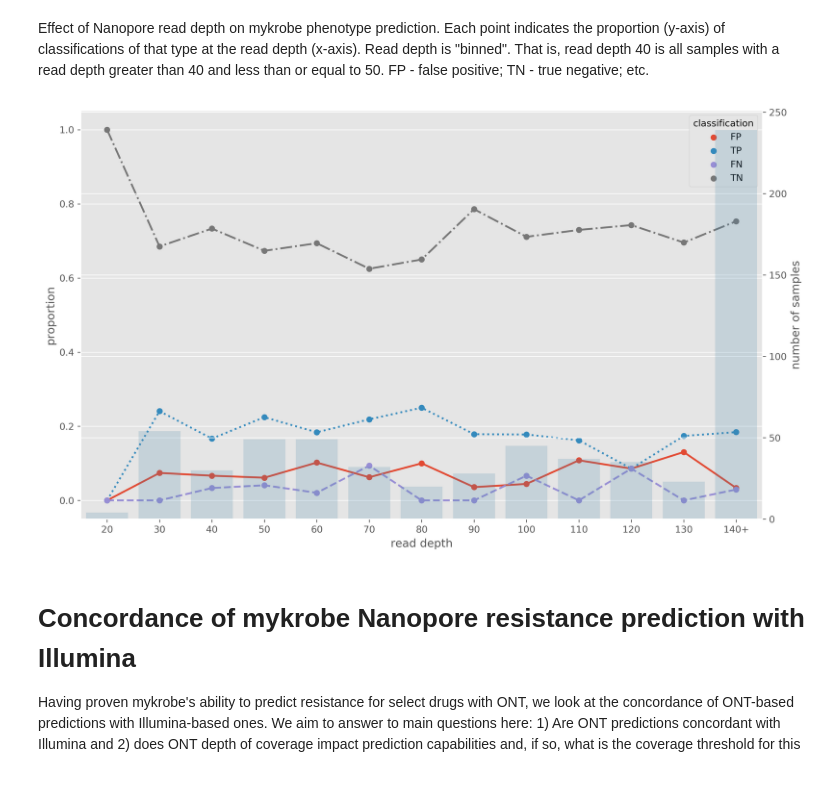
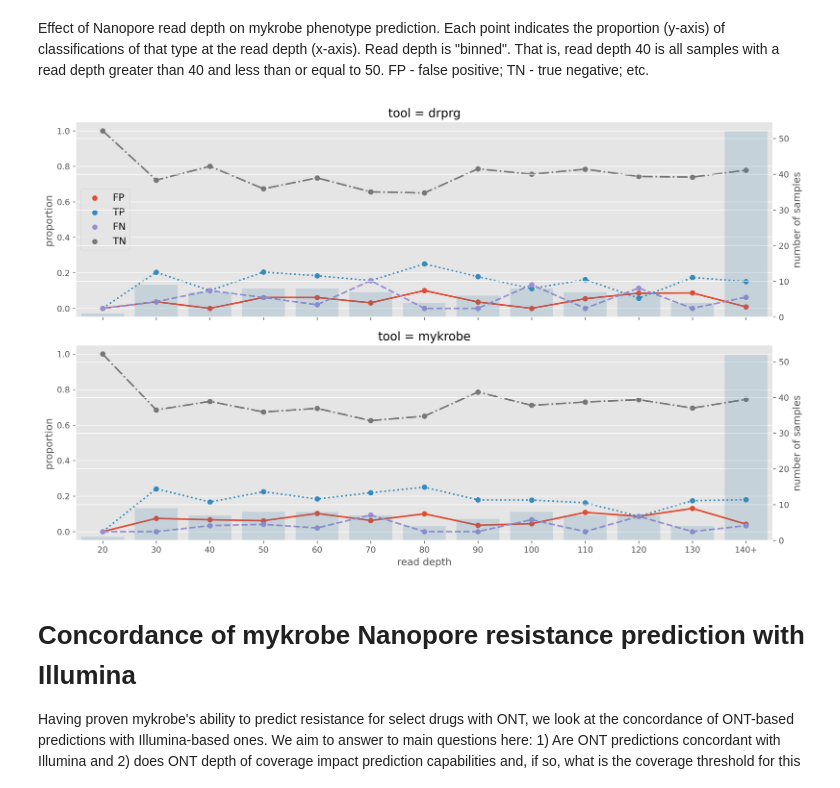
Before and after one commit to mbhall88/head_to_head_pipeline, a Jupyter notebook: analysis/resistance_prediction/results/figures/analysis.processed.ipynb, the cells around one changed output. Drawn from its saved outputs; the diff is of its cells as text; code cells hidden in the pictures.

```diff
--- a/analysis/resistance_prediction/results/figures/analysis.processed.ipynb
+++ b/analysis/resistance_prediction/results/figures/analysis.processed.ipynb
@@ -345,5 +381,5 @@ for ix, row in calls.iterrows():
 # %%
 clf_df = pd.DataFrame(
-    pheno_clf, columns=["sample", "drug", "classification", "technology", "coverage"]
+    pheno_clf, columns=["sample", "drug", "classification", "technology", "coverage", "tool", "site"]
 )
 # %%
@@ -358,18 +398,18 @@ for drug, tech in product(set(clf_df["drug"]), set(clf_df["technology"])):
 # %%
 metrics = []
-for drug, technology in pheno_cms.items():
-    for tech, cm in technology.items():
+for (drug, tech, tool), cm in pheno_cms.items():
         #         sensitivity = cm.sensitivity()
         #         specificity = cm.specificity()
-        ppv = cm.ppv()[0]
-        npv = cm.npv()[0]
-        vme = cm.fnr()[0]
-        me = cm.fpr()[0]
-        metrics.append((drug, tech, ppv, npv, vme, me))
+    ppv = cm.ppv()[0]
+    npv = cm.npv()[0]
+    vme = cm.fnr()[0]
+    me = cm.fpr()[0]
+    metrics.append((drug, tech, tool, ppv, npv, vme, me))
 
 summary_cols = [
     "drug",
     "tech",
+    "tool",
     "PPV",
     "NPV",
     "FNR",
@@ -379,7 +419,7 @@ summary_cols = [
 summary = pd.DataFrame(
     metrics,
     columns=summary_cols,
-).melt(id_vars=["drug", "tech"], var_name="metric")
+).melt(id_vars=["drug", "tech", "tool"], var_name="metric")
 # %% [markdown]
 ## Figure 2
 Number of resistant (left) and susceptible (right) phenotypes correctly identified by mykrobe from Illumina (blue) and Nanopore (purple) data from the same samples. The red bars indicate missed (FN) or incorrect (FP) predictions. The x-axis shows the drugs with available phenotype data that mykrobe also makes predictions for. E - ethambutol; H - isoniazid; Z - pyrazinamide; R - rifampicin; S - streptomycin; Km - kanamycin; Am - amikacin; Ofx - ofloxacin; Cm - capreomycin; Mfx - moxifloxacin.
@@ -561,6 +576,7 @@ for i, row in table.iterrows():
         (
             row["drug"].capitalize(),
             row["technology"],
+            row["tool"],
             fn_str,
             fp_str,
             ci_str(vme),
@@ -572,6 +588,7 @@ for i, row in table.iterrows():
 pretty_cols = [
     "Drug",
     "Technology",
+    "Tool",
     "FN(R)",
     "FP(S)",
     "FNR(95% CI)",
@@ -703,35 +739,40 @@ summary = pd.DataFrame(
 Effect of Nanopore read depth on mykrobe phenotype prediction. Each point indicates the proportion (y-axis) of classifications of that type at the read depth (x-axis). Read depth is "binned". That is, read depth 40 is all samples with a read depth greater than 40 and less than or equal to 50. FP - false positive; TN - true negative; etc.
 # %%
 with sns.plotting_context(rc={"lines.linewidth": 1.1}):
-    fig, ax = plt.subplots(nrows=1, figsize=(13, 8), dpi=300)
-    x = "coverage"
-    y = "proportion"
-    hue = "classification"
-    tech = "nanopore"
-    linestyles = ["solid", "dotted", "dashed", "dashdot"]
-    data = summary.query("technology == @tech")
-    sns.pointplot(
-        data=data,
-        x=x,
-        y=y,
-        hue=hue,
-        ax=ax,
-        linestyles=linestyles,
-        alpha=0.9,
-    )
-    xlabels = ax.get_xticklabels()
-    xlabels[-1].set_text(xlabels[-1].get_text() + "+")
-    ax.set_xticklabels(xlabels)
-    ax.set_xlabel("read depth")
+    fig, axes = plt.subplots(nrows=len(TOOLS), figsize=(13, 8), dpi=300, sharex=True)
 
-    ax2 = ax.twinx()
-    sns.barplot(data=data, x=x, y="total", ax=ax2, color=blue, alpha=0.2)
-    ax2.set_ylabel("number of samples")
+    for tool, ax in zip(TOOLS, axes.flatten()):
+        x = "coverage"
+        y = "proportion"
+        hue = "classification"
+        tech = "nanopore"
+        linestyles = ["solid", "dotted", "dashed", "dashdot"]
+        data = summary.query("technology == @tech and tool == @tool")
+        sns.pointplot(
+            data=data,
+            x=x,
+            y=y,
+            hue=hue,
+            ax=ax,
+            linestyles=linestyles,
+            alpha=0.9,
+        )
+        ax.set_xlabel("")
+        ax.set(title=f"tool = {tool}")
+
+        ax2 = ax.twinx()
+        sns.barplot(data=data, x=x, y="total", ax=ax2, color=blue, alpha=0.2)
+        ax2.set_ylabel("number of samples")
+        ax.legend(loc="center left", fontsize=12)
+
     xlabels = ax2.get_xticklabels()
     xlabels[-1].set_text(xlabels[-1].get_text() + "+")
     ax2.set_xticklabels(xlabels)
+    ax.set_xlabel("read depth")
+    ax.get_legend().remove()
+    plt.tight_layout()
 # %% [output]
-[figure, old version]
+[figure, new version]
 # %%
 fig.savefig(snakemake.output.pheno_coverage_plot)
 # %% [markdown]
```
Also changed, not shown: parts of 31 cells of this notebook, 1 other file.
